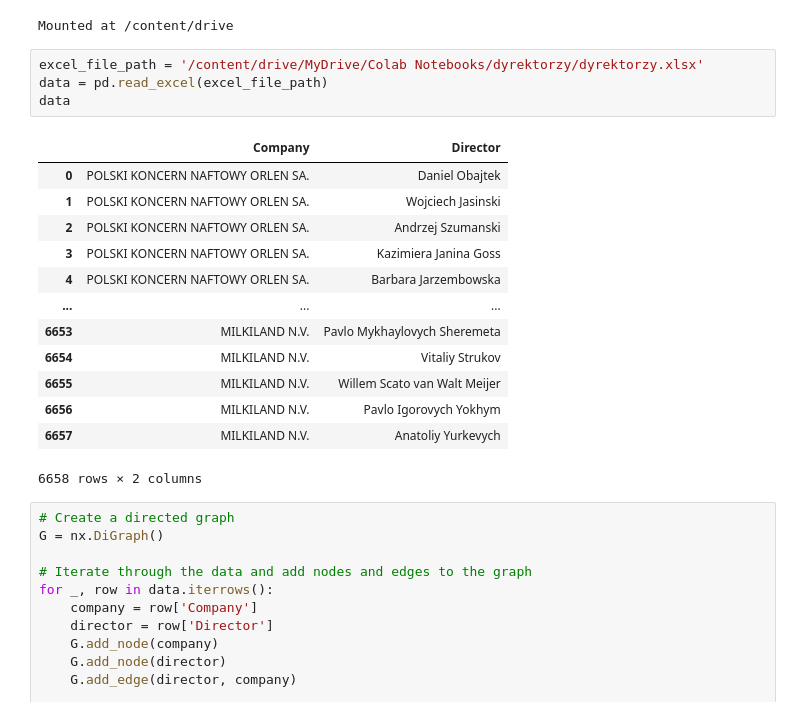
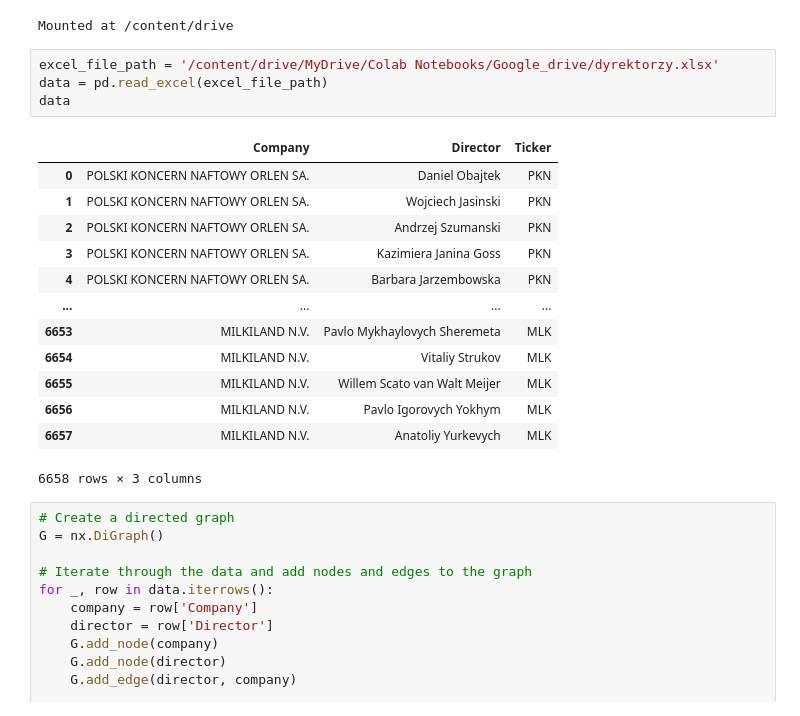
Before and after one commit to efemeryczny/banking_network_analysis, a Jupyter notebook: directors.ipynb, the cells around one changed output. Cells and saved outputs as stored; diff of their text form.

Commit message:
Utworzono za pomocą Colaboratory

```diff
--- a/directors.ipynb
+++ b/directors.ipynb
@@ -13,23 +13,23 @@ drive.mount('/content/drive')
 # %% [output]
 Mounted at /content/drive
 # %%
-excel_file_path = '/content/drive/MyDrive/Colab Notebooks/dyrektorzy/dyrektorzy.xlsx'
+excel_file_path = '/content/drive/MyDrive/Colab Notebooks/Google_drive/dyrektorzy.xlsx'
 data = pd.read_excel(excel_file_path)
 data
 # %% [output]
-|  | Company | Director |
-| 0 | POLSKI KONCERN NAFTOWY ORLEN SA. | Daniel Obajtek |
-| 1 | POLSKI KONCERN NAFTOWY ORLEN SA. | Wojciech Jasinski |
-| 2 | POLSKI KONCERN NAFTOWY ORLEN SA. | Andrzej Szumanski |
-| 3 | POLSKI KONCERN NAFTOWY ORLEN SA. | Kazimiera Janina Goss |
-| 4 | POLSKI KONCERN NAFTOWY ORLEN SA. | Barbara Jarzembowska |
-| ... | ... | ... |
-| 6653 | MILKILAND N.V. | Pavlo Mykhaylovych Sheremeta |
-| 6654 | MILKILAND N.V. | Vitaliy Strukov |
-| 6655 | MILKILAND N.V. | Willem Scato van Walt Meijer |
-| 6656 | MILKILAND N.V. | Pavlo Igorovych Yokhym |
-| 6657 | MILKILAND N.V. | Anatoliy Yurkevych |
+|  | Company | Director | Ticker |
+| 0 | POLSKI KONCERN NAFTOWY ORLEN SA. | Daniel Obajtek | PKN |
+| 1 | POLSKI KONCERN NAFTOWY ORLEN SA. | Wojciech Jasinski | PKN |
+| 2 | POLSKI KONCERN NAFTOWY ORLEN SA. | Andrzej Szumanski | PKN |
+| 3 | POLSKI KONCERN NAFTOWY ORLEN SA. | Kazimiera Janina Goss | PKN |
+| 4 | POLSKI KONCERN NAFTOWY ORLEN SA. | Barbara Jarzembowska | PKN |
+| ... | ... | ... | ... |
+| 6653 | MILKILAND N.V. | Pavlo Mykhaylovych Sheremeta | MLK |
+| 6654 | MILKILAND N.V. | Vitaliy Strukov | MLK |
+| 6655 | MILKILAND N.V. | Willem Scato van Walt Meijer | MLK |
+| 6656 | MILKILAND N.V. | Pavlo Igorovych Yokhym | MLK |
+| 6657 | MILKILAND N.V. | Anatoliy Yurkevych | MLK |
-6658 rows × 2 columns
+6658 rows × 3 columns
 # %%
 # Create a directed graph
 G = nx.DiGraph()
```
Also changed, not shown: parts of 2 cells of this notebook.
